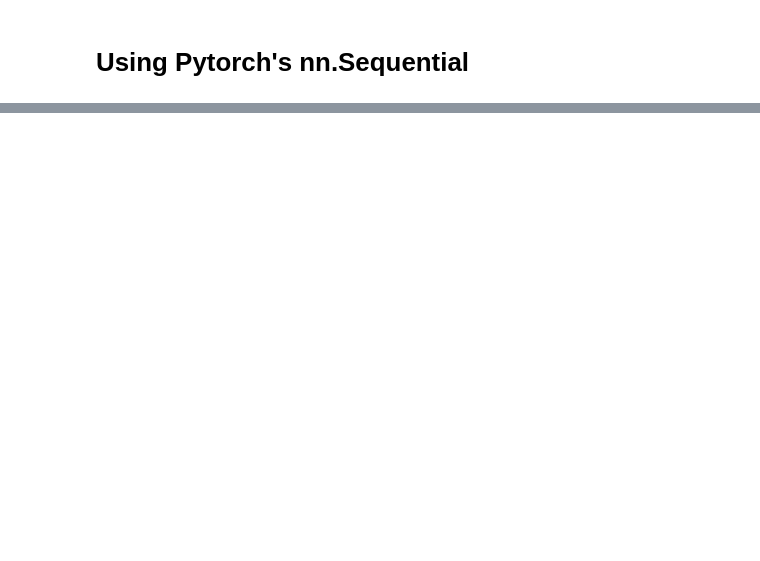
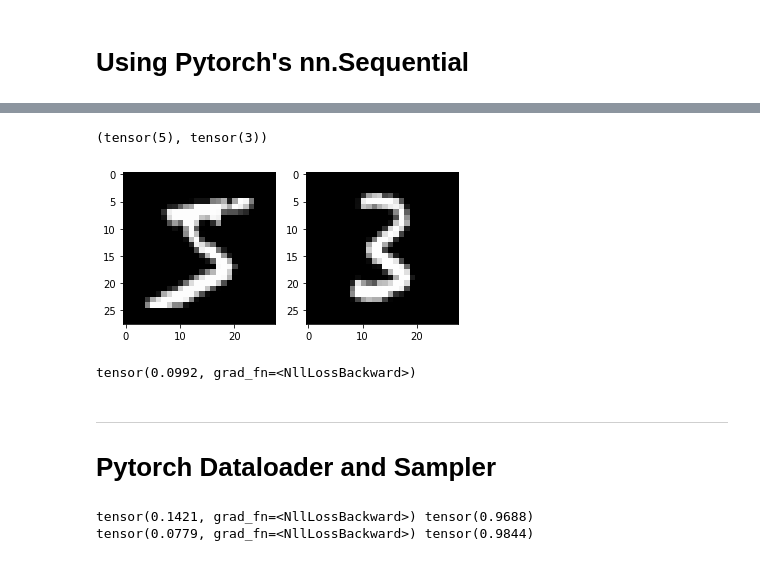
Before and after one commit to Chake96/Pytorch, a Jupyter notebook: mini_batch_training.ipynb, the cells around one changed output, grey strips where cells are left out. Cells and saved outputs as stored; diff of their text form; code cells hidden in the pictures; blank space fills up the shorter version.

```diff
--- a/mini_batch_training.ipynb
+++ b/mini_batch_training.ipynb
@@ -238,0 +305,4 @@ loss_function(model(x_mini_batch), y_mini_batch), accuracy(model(x_mini_batch),
+# %%
+def get_model():
+    model = nn.Sequential(nn.Linear(m, number_hid), nn.ReLU(), nn.Linear(number_hid, num_categories))
+    return model, optim.SGD(model.parameters(), lr = learning_rate)
@@ -238,0 +397,75 @@ loss_function(model(x_mini_batch), y_mini_batch), accuracy(model(x_mini_batch),
+# %%
+#refactoring Dataloader to include randomness
+class Sampler():
+    def __init__(self, dataset, batchsize, shuffle = False):
+        self.length = len(dataset)
+        self.batch_size = batchsize
+        self.shuffle= shuffle
+
+    def __iter__(self):
+        self.indexs = torch.randperm(self.length) if self.shuffle else torch.arrange(self.length)
+        for i in range(0, self.length, self.batch_size):
+            yield self.indexs[i:i+self.batch_size]
+
+def collate(b):
+    xs, ys = zip(*b)
+    return torch.stack(xs), torch.stack(ys) #combines tensors on a new axis
+
+class Dataloader():
+    def __init__(self, dataset, sampler, collate_fn = collate):
+        self.dataset = dataset
+        self.sampler = sample
+        self.collate_function = collate_fn
+
+    def __iter__(self):
+        for sample in self.sampler:
+            yield self.collate_function([self.ds[i] for i in sample])
+# %%
+#setup the samplers
+train_samp = Sampler(train_dataset, batch_size, shuffle=True)
+valid_samp = Sampler(valid_dataset, batch_size, shuffle=False)
+#setup the Dataloaders
+train_dl = DataLoader(train_dataset, train_samp)
+valid_dl = DataLoader(valid_dataset, train_samp)
+
+#show off some data
+fig, ax = plt.subplots(1,2)
+x_mb,y_mb = next(iter(valid_dl))
+x_mb1,y_mb1 = next(iter(train_dl))
+ax[0].imshow(x_mb1[0].view(28,28));
+ax[1].imshow(x_mb[0].view(28,28));
+y_mb1[0], y_mb[0]
+# %% [output]
+(tensor(5), tensor(3))
+[figure, added]
+# %%
+model,opt = get_model()
+fit()
+
+loss = loss_function(model(x_mb), y_mb)
+loss
+# %% [output]
+tensor(0.0992, grad_fn=<NllLossBackward>)
+# %% [markdown]
+---
+# Pytorch Dataloader and Sampler
+# %%
+batch_size = 64
+def accuracy(out, yb): return (torch.argmax(out, dim=1)==yb).float().mean() #redefined here, somehow tensor object was trying to be called
+train_dl = DataLoader(train_dataset, batch_size, sampler=RandomSampler(train_dataset), collate_fn=collate)
+valid_dl = DataLoader(valid_dataset, batch_size, sampler=SequentialSampler(valid_dataset), collate_fn=collate)
+
+model,opt = get_model()
+fit()
+print(loss_function(model(xb), yb), accuracy(model(xb), yb))
+
+#using Pytorch Defaults
+train_dl = DataLoader(train_dataset, batch_size, shuffle=True, drop_last=True)
+valid_dl = DataLoader(valid_dataset, batch_size, shuffle=False)
+
+model,opt = get_model()
+fit()
+print(loss_function(model(xb), yb), accuracy(model(xb), yb))
+# %% [output]
+tensor(0.1421, grad_fn=<NllLossBackward>) tensor(0.9688)
+tensor(0.0779, grad_fn=<NllLossBackward>) tensor(0.9844)
```
Also changed, not shown: parts of 31 cells of this notebook.
